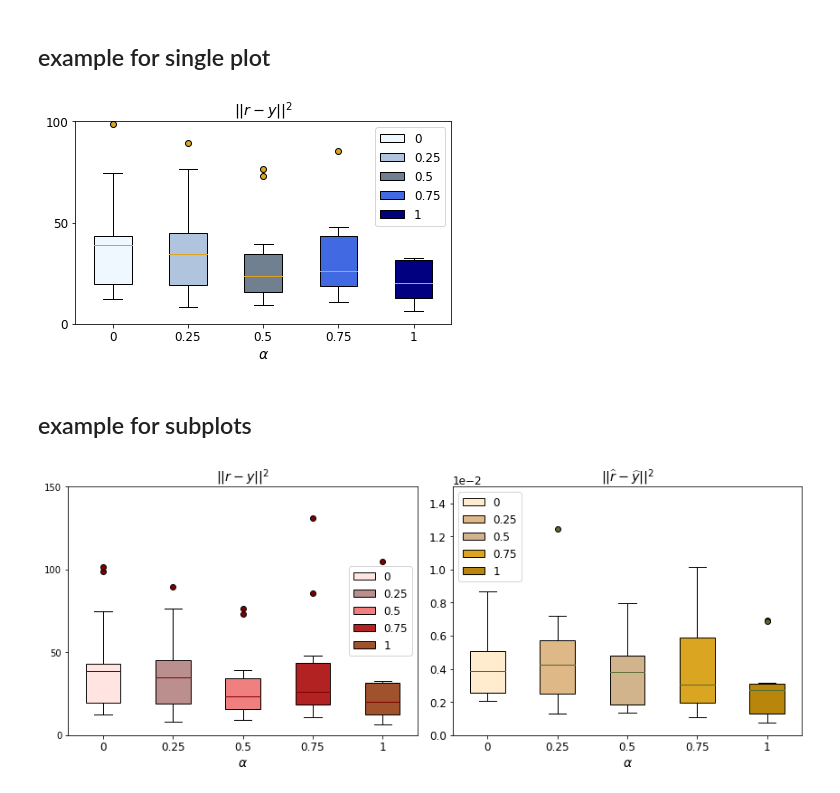
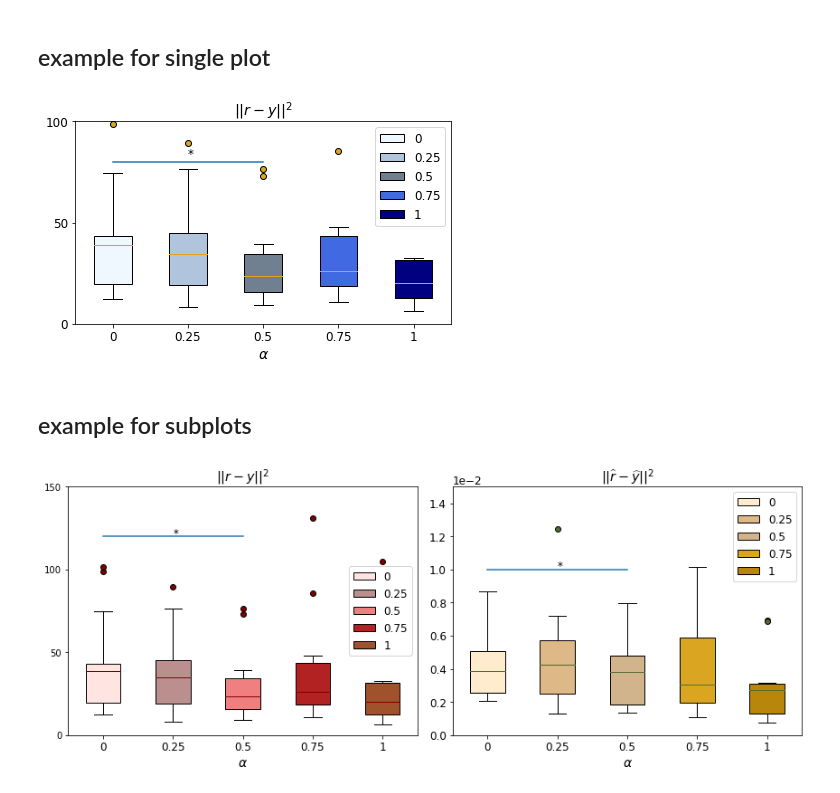
Before and after one commit to code2320/sensorimotor_fusion, a Jupyter notebook: analysis/Fusion analysis/example_plot.ipynb, the cells around one changed output. Drawn from its saved outputs; the diff is of its cells as text; code cells hidden in the pictures.

Commit message:
statistical significance added, started seaborn

```diff
--- a/analysis/Fusion analysis/example_plot.ipynb
+++ b/analysis/Fusion analysis/example_plot.ipynb
@@ -233,9 +233,13 @@ plt.yticks(yticks) #set y axis ticks
 plt.title(r'$||r-y||^2$')
 plt.tight_layout()
 plt.legend(bplot['boxes'], labels)
+locs= [1, 3] ##statistical significance between 0 and 0.5 on x axis
+y = [80, 80] ##how high the stat. sig. bar will be
+plt.plot(locs, y)
+plt.text(2, 82, "*")
 plt.show()
 # %% [output]
-[figure, old version]
+[figure, new version]
 # %% [markdown]
 ## example for subplots
 # %%
@@ -252,32 +256,36 @@ xlabels = ['(a)','(b)','(c)','(d)','(e)',]
 
 fig,axs = plt.subplots(1,2,figsize=(12,5))
 for j in [0,1]: #for loop for each subplot
     ax = axs[j]
     bplot = ax.boxplot(datas[j], widths = 0.5,patch_artist=True,labels=labels, showfliers=True)
     ax.set_xlabel(r'$\alpha$',fontsize = 14) #add x axis labels
     # ax.set_ylabel(titles[j],fontsize = 14) #add y axis labels
     ax.set_ylim(ylimits[j]) #set a limit for y axis
 
     if j == 0:
         ax.set_yticks(yticks0)
         ax.set_yticklabels(yticklabels0, fontsize=10)
         for patch, color in zip(bplot['boxes'], boxcolors[0:5]): # fill with colors
             patch.set_facecolor(color)
         for median in bplot['medians']:
             median.set(color = 'maroon', linewidth = 1)
         for flier in bplot['fliers']:
             flier.set(markerfacecolor = 'maroon')
+        ax.plot([1,3], [120, 120])
+        ax.text(2, 120, "*")
     else:  #when j == 1
         ax.ticklabel_format(axis='y', style='sci', scilimits=(-2,4)) #scientific ticks
         for patch, color in zip(bplot['boxes'], boxcolors[5:10]): # fill with colors
             patch.set_facecolor(color)
         for median in bplot['medians']:
             median.set(color = 'darkolivegreen', linewidth = 1)
         for flier in bplot['fliers']:
             flier.set(markerfacecolor = 'darkolivegreen')
+        ax.plot([1,3], [0.01, 0.01])
+        ax.text(2, 0.01, "*")
     ax.title.set_text(titles[j]) #set subplot title
-    ax.legend(bplot['boxes'], labels, location)
+    ax.legend(bplot['boxes'], labels)
 plt.tight_layout()
 plt.show()
 # %% [output]
-[figure, old version]
+[figure, new version]
```
Also changed, not shown: parts of 2 cells of this notebook.
